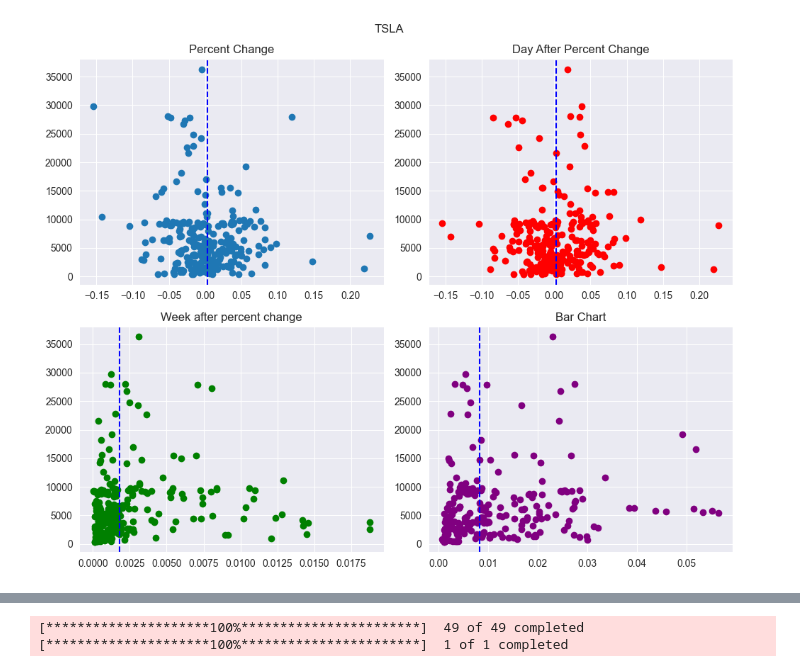
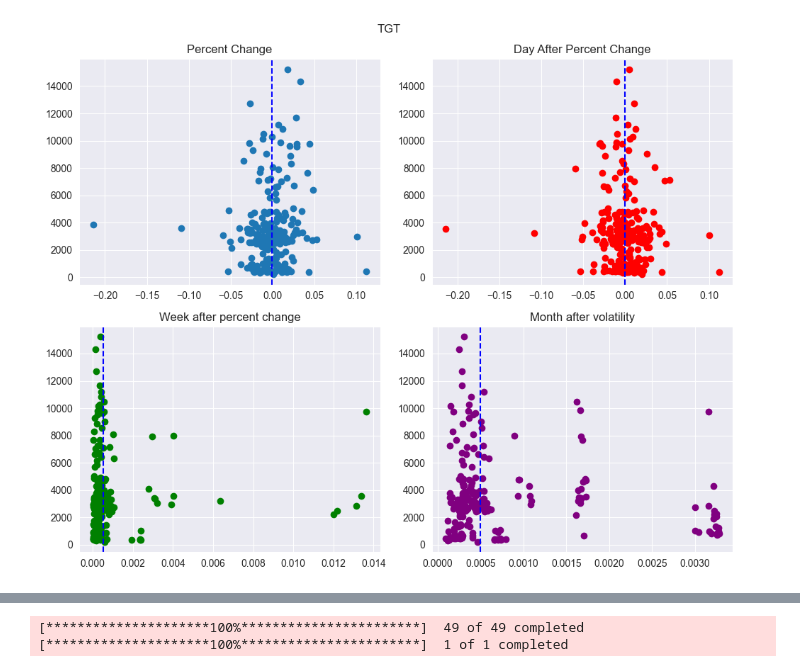
Before and after one commit to Erdos-Projects/fall-2025-financial-markets-and-sentiment, a Jupyter notebook: initial_data_analysis/initial_formatting.ipynb, the cells around one changed output, grey strips where cells are left out. Drawn from its saved outputs; the diff is of its cells as text; code cells hidden in the pictures.

Commit message:
some more graphics.

```diff
--- a/initial_data_analysis/initial_formatting.ipynb
+++ b/initial_data_analysis/initial_formatting.ipynb
@@ -12,11 +14,11 @@ import os
 
 bs_data= pd.read_csv('bluesky_allkeywords.csv')
 days = list(bs_data.columns)[1:]
-
+td_data = pd.read_csv('bluesky_ticker.csv')
 
 #Function to test if a date is a trading day
 def is_trading_day(date):
-    return date in stock_data.columns
+    return date in stock_data.index
 
 
 def next_trading_day(day):
@@ -35,10 +37,15 @@ for day in days:
    if is_trading_day(day) == False:
        bs_data[next_trading_day(day)] = bs_data[day] + bs_data[next_trading_day(day)]
        bs_data = bs_data.drop(columns=[day])
+       td_data[day] = td_data[day] + td_data[next_trading_day(day)]
+       td_data = td_data.drop(columns=[day])
 
-sd =stock_data.T
+sd =stock_data
+print(sd)
 match_stock_data = sd['2024-07-31': '2025-07-30']
 match_sd_pct_change = match_stock_data.pct_change()
 match_sd_pct_change = match_sd_pct_change.drop('2024-07-31')
 bs_data= bs_data.drop(bs_data.columns[0], axis=1)
+td_data = td_data.drop(td_data.columns[0], axis =1)
 bs_data.index = sp500_tickers
+td_data.index = sp500_tickers
@@ -45,21 +70,21 @@ bs_data.index = sp500_tickers
 # %%
 # X = # social media posts about a company, Y = daily stock return
 import matplotlib.pyplot as plt
-company = 'TSLA'
+company = 'TGT'
 x = match_sd_pct_change
 y=bs_data.T
 
 
-day_forward =  stock_data.T['2024-08-01': '2025-07-31']
+day_forward =  stock_data['2024-08-01': '2025-07-31']
 pct_day_forward = day_forward.pct_change()
 pct_day_forward = pct_day_forward.drop('2024-08-01')
 x2= pct_day_forward
 
 wv = weekly_variance
 week_after = wv['2024-08-08': '2025-08-06']
-week_after.head()
 x3 = week_after
+month_after = monthly_variance['2024-09-01': '2025-09-03']
+x4 = month_after
 
-month_after = monthly_variance['2024-09-01': '2025-09-01']
-x4 = month_after
+print(y[:-1].shape)
 # %% [output]
@@ -83,28 +92,28 @@ Date                                                ...
 # %%
 fig, axs = plt.subplots(2, 2, figsize=(10, 8))
 fig.suptitle(company)
 # Plot 1
 axs[0, 0].scatter(x[company], y[company])
 axs[0, 0].axvline(x=av_pct_change[company], color='b', linestyle='--', label = "super average")
 axs[0, 0].set_title('Percent Change')
 
 # Plot 2
 axs[0, 1].scatter(x2[company], y[company], color = 'red')
 axs[0, 1].axvline(x=av_pct_change[company], color='b', linestyle='--', label = "super average")
 axs[0, 1].set_title('Day After Percent Change')
 
 # Plot 3
 axs[1, 0].scatter(x3[company], y[company], color = 'green')
 axs[1, 0].axvline(x=av_weekly_variance[company], color='b', linestyle='--', label = "super average")
 axs[1, 0].set_title('Week after percent change')
 
 
 # Plot 4
-axs[1, 1].scatter(x4[company], y[company], color = 'purple')
+axs[1, 1].scatter(x4[company], y[:-1][company], color = 'purple')
 axs[1, 1].axvline(x=av_monthly_variance[company], color='b', linestyle='--', label = "super average")
-axs[1, 1].set_title('Bar Chart')
+axs[1, 1].set_title('Month after volatility')
 
 plt.tight_layout()
 plt.show()
 # %% [output]
-[figure, old version]
+[figure, new version]
```
Also changed, not shown: parts of 7 cells of this notebook, 2 other files.
